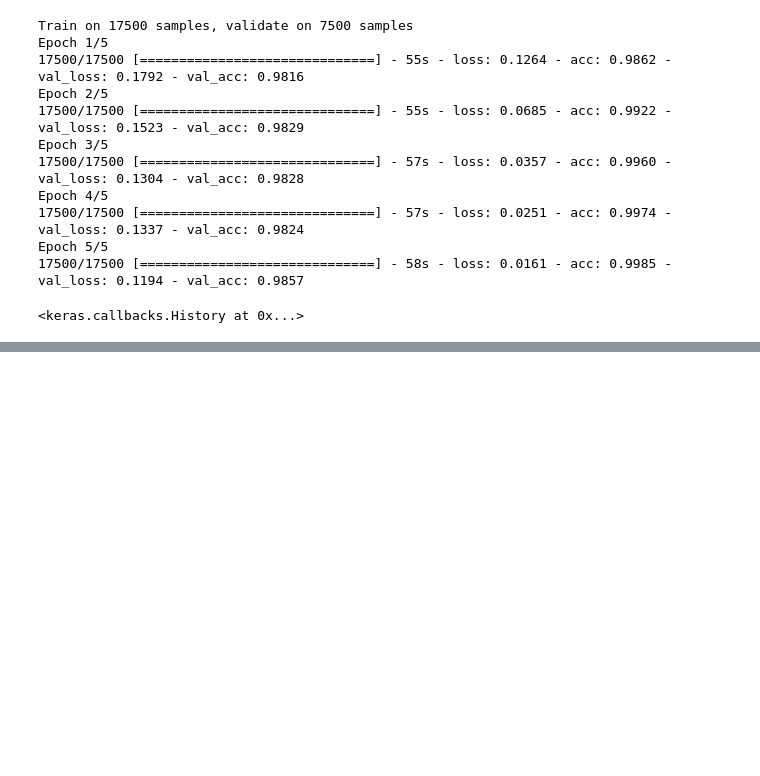
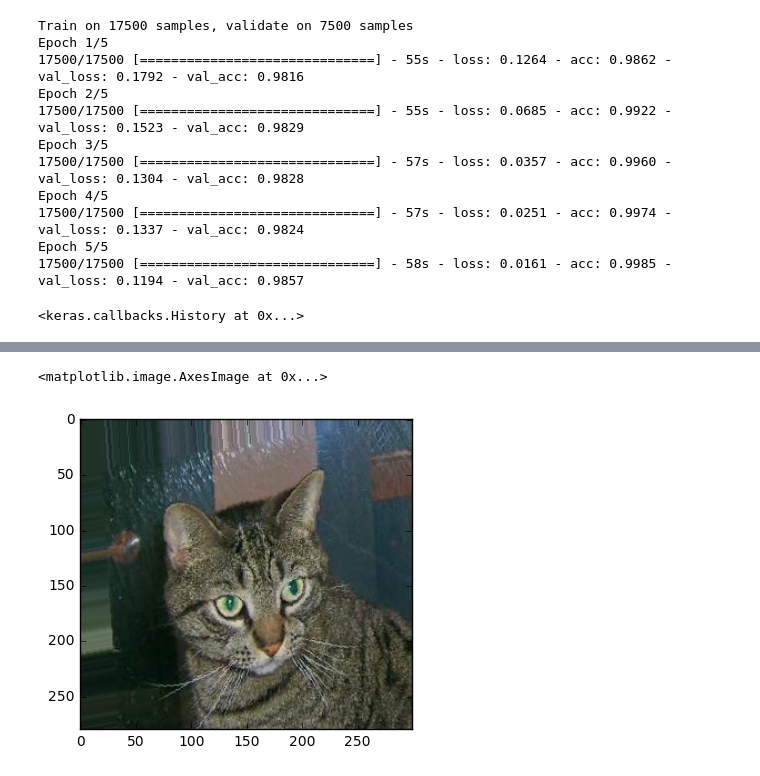
Before and after one commit to vasusingla6191/cats-vs-dogs-redux, a Jupyter notebook: Dropout_and_Data_Aug.ipynb, the cells around one changed output, grey strips where cells are left out. Cells and saved outputs as stored; diff of their text form; code cells hidden in the pictures; blank space fills up the shorter version.

```diff
--- a/Dropout_and_Data_Aug.ipynb
+++ b/Dropout_and_Data_Aug.ipynb
@@ -131,0 +143,6 @@ fc_model.load_weights(model_path+'no_dropout.h5')
+# %%
+img = np.expand_dims(img,axis=0)
+# %%
+trial_batches = gen.flow(img)
+# %%
+imgs_aug = [next(trial_batches)[0].astype(np.uint8) for x in range(8)]
@@ -131,0 +153,5 @@ fc_model.load_weights(model_path+'no_dropout.h5')
+# %%
+plt.imshow(imgs_aug[0])
+# %% [output]
+<matplotlib.image.AxesImage at 0x...>
+[figure, added]
```
Also changed, not shown: parts of 17 cells of this notebook.
